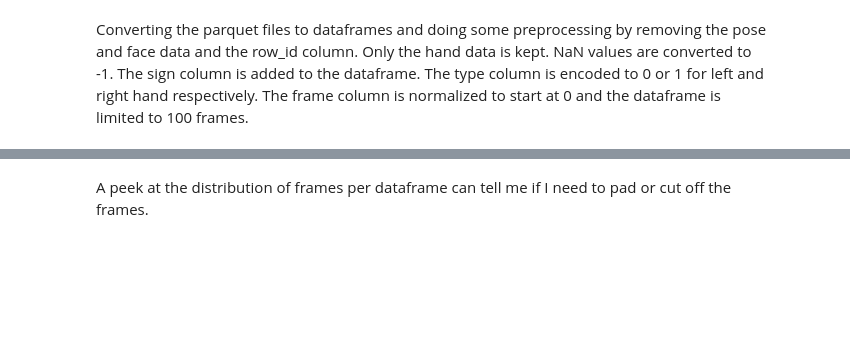
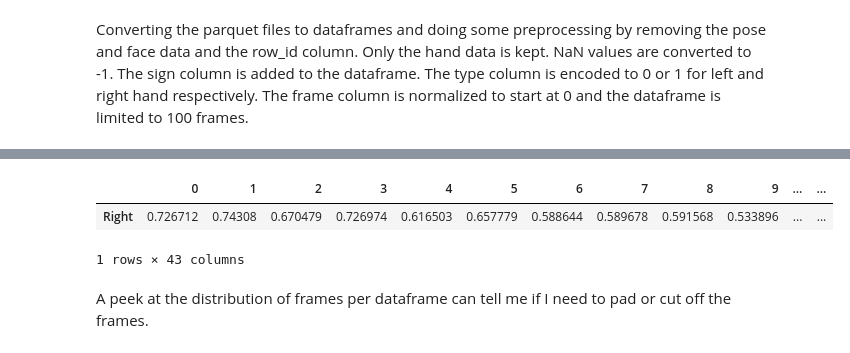
Before and after one commit to AxeFontaine/tamuhack25, a Jupyter notebook: model.ipynb, the cells around one changed output, grey strips where cells are left out. Cells and saved outputs as stored; diff of their text form; code cells hidden in the pictures; blank space fills up the shorter version.

```diff
--- a/model.ipynb
+++ b/model.ipynb
@@ -126,3 +69,19 @@ Now processing "animal"
+# %%
+dataframes = []
+
+for letter in letters:
+    num_of_files = min(300, len(os.listdir(f'letters/{letter}')))
+    for file in range(num_of_files):
+        df = pd.read_parquet(f'letters/{letter}/{letter}_{file}.parquet')
+        df.fillna(0, inplace=True)
+        df["sign"] = letters.index(letter)
+        dataframes.append(df)
+
+dataframes[0]
+# %% [output]
+|  | 0 | 1 | 2 | 3 | 4 | 5 | 6 | 7 | 8 | 9 | ... | ... |
+| Right | 0.726712 | 0.74308 | 0.670479 | 0.726974 | 0.616503 | 0.657779 | 0.588644 | 0.589678 | 0.591568 | 0.533896 | ... | ... |
+1 rows × 43 columns
 # %% [markdown]
 A peek at the distribution of frames per dataframe can tell me if I need to pad or cut off the frames.
 # %%
```
Also changed, not shown: parts of 18 cells of this notebook, 1 other file.
